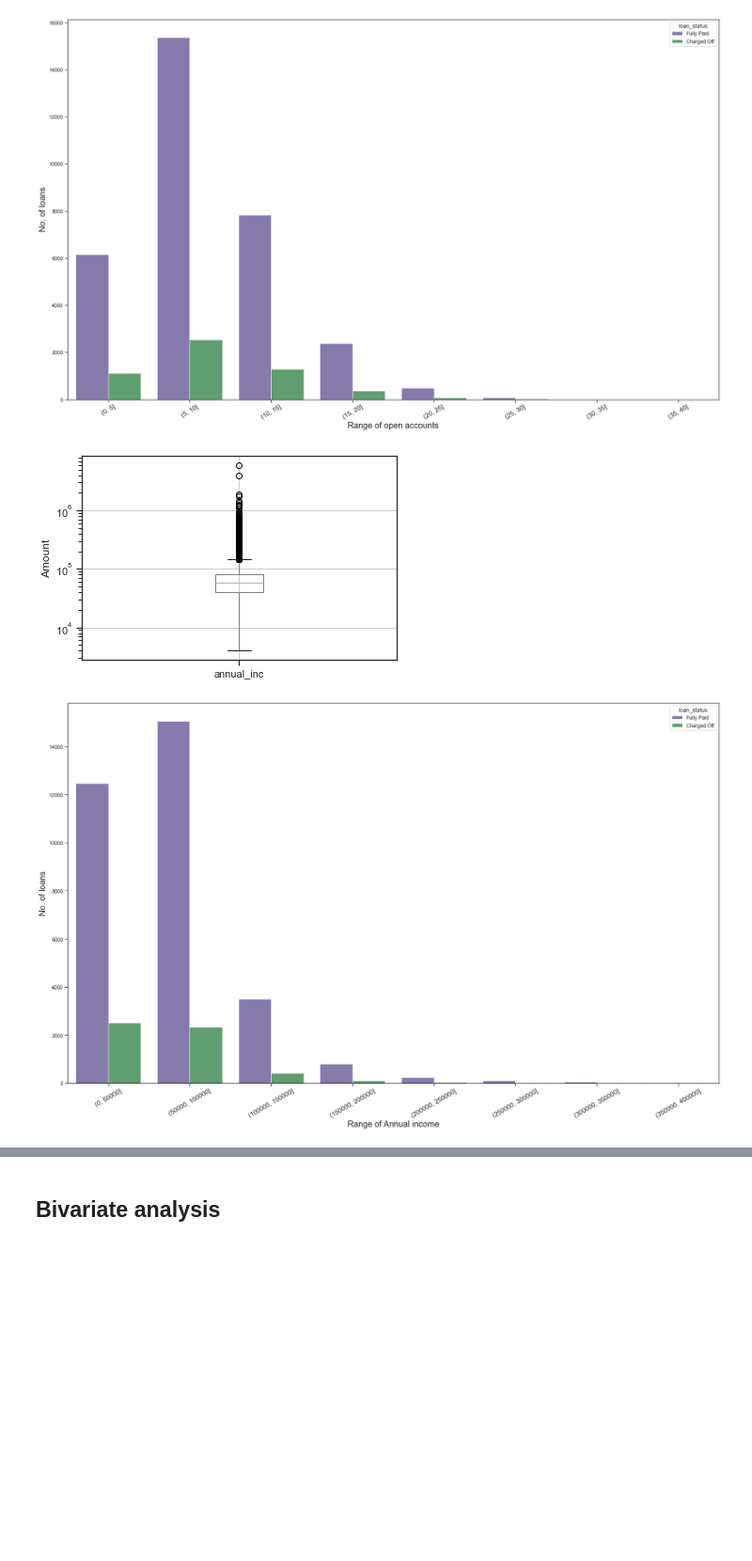
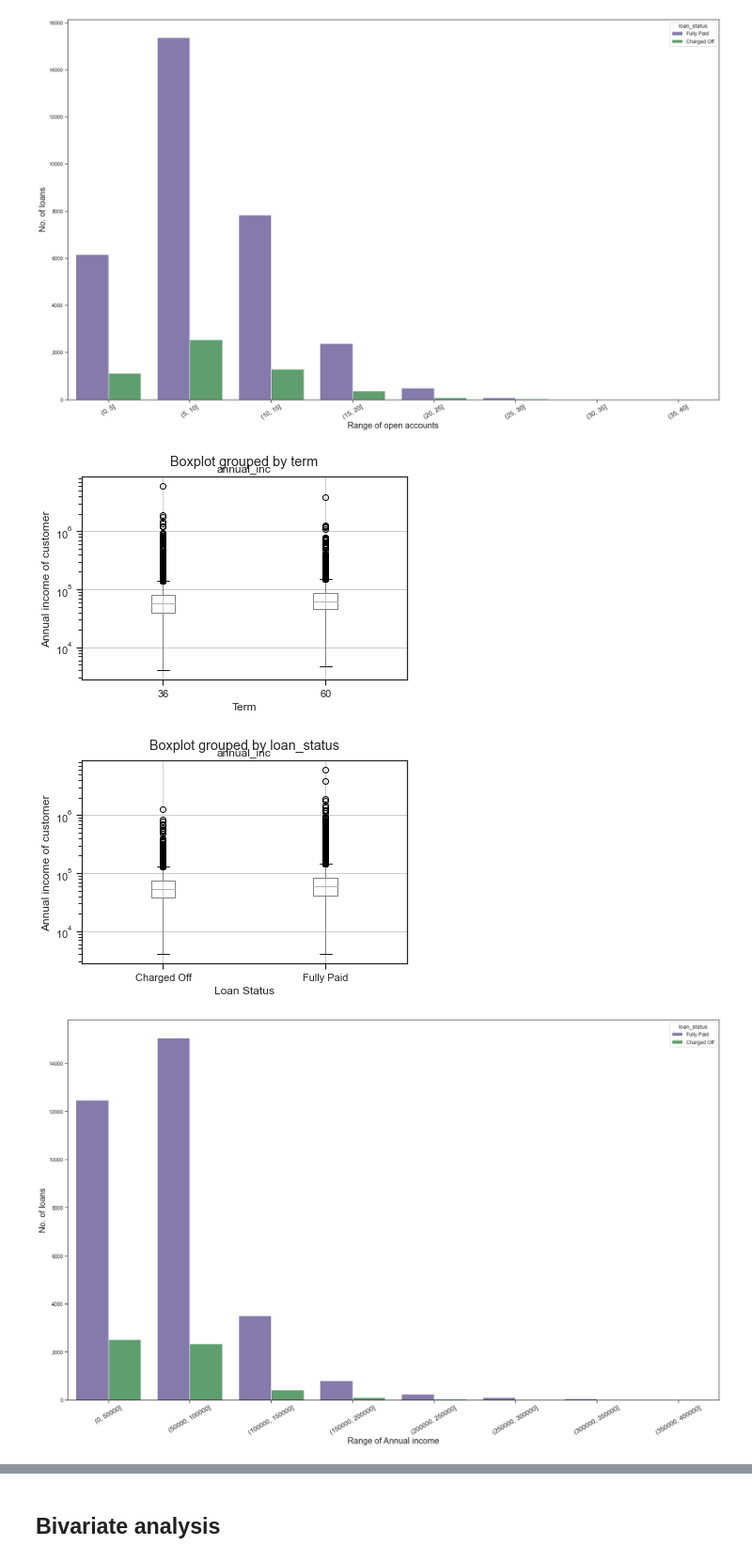
Before and after one commit to abhijeetpj/Advanced-Regression, a Jupyter notebook: LendingClub_CaseStudy/LendingClub_CaseStudy.ipynb, the cells around one changed output, grey strips where cells are left out. Shown at 94% size. Saved outputs shown, nothing was run; the diff lists cells and outputs as text; code cells hidden in the pictures; blank space fills up the shorter version.

Commit message:
Add files via upload
Plots with bivariate analysis

```diff
--- a/LendingClub_CaseStudy/LendingClub_CaseStudy.ipynb
+++ b/LendingClub_CaseStudy/LendingClub_CaseStudy.ipynb
@@ -757,8 +769,9 @@ Name: int_rate%, dtype: float64
 #Creating an categorical variable to handle with the funded amount
 
 interval = (5, 10, 15, 20, 25)
+labels=['5-10','10-15','15-20','20-25']
 
-loan["int_rate_cat"] = pd.cut(loan['int_rate%'], interval)
+loan["int_rate_cat"] = pd.cut(loan['int_rate%'], interval, labels)
 
 #count plot for loan status
 plt.figure(num=None, figsize=(25,15), dpi=80, facecolor='w', edgecolor='k')
@@ -808,8 +821,9 @@ Name: funded_amnt, dtype: float64
 #Creating an categorical variable to handle with the funded amount
 
 interval = (0, 5000, 10000, 15000, 20000, 25000, 30000, 35000)
+labels=['0-5000','5000-10000','10000-15000','15000-20000','20000-25000', '25000-30000', '30000-35000']
 
-loan["funded_amnt_cat"] = pd.cut(loan.funded_amnt, interval)
+loan["funded_amnt_cat"] = pd.cut(loan.funded_amnt, interval,labels)
 
 #count plot for loan status
 plt.figure(num=None, figsize=(25,15), dpi=80, facecolor='w', edgecolor='k')
@@ -825,9 +863,10 @@ plt.show()
 #Creating an categorical variable to handle with the dti
 #lower the dti, lower the risk of default
 
-interval = (0, 5, 10, 15, 20, 25, 30)
+interval = [0, 5, 10, 15, 20, 25, 30]
+labels = ['0-5','5-10','10-15','15-20','20-25','25-30']
 
-loan["dti_cat"] = pd.cut(loan.dti, interval)
+loan["dti_cat"] = pd.cut(loan.dti, interval,labels)
 
 #count plot for loan status
 plt.figure(num=None, figsize=(25,15), dpi=80, facecolor='w', edgecolor='k')
@@ -844,9 +907,10 @@ plt.show()
 #Open account => no. of existing loans
 # higher the open_acc, higher the risk for default
 
-interval = (0, 5, 10, 15, 20, 25, 30, 35, 40)
+interval = [0, 5, 10, 15, 20, 25, 30, 35, 40]
+labels = ['0-5','5-10','10-15','15-20','20-25','25-30','30-35','35-40']
 
-loan["open_acc_cat"] = pd.cut(loan.open_acc, interval)
+loan["open_acc_cat"] = pd.cut(loan.open_acc, interval,labels)
 
 #count plot for loan open accounts
 plt.figure(num=None, figsize=(25,15), dpi=80, facecolor='w', edgecolor='k')
@@ -859,35 +923,44 @@ plt.show()
 # %% [output]
 [figure]
 # %%
-loan.boxplot(column=["annual_inc" ] )
-plt.ylabel('Amount')
-plt.yscale("log")
+ax = loan.boxplot(column='annual_inc', by='term')
+ax.set(xlabel='Term', ylabel='Annual income of customer')
+plt.yscale('log')
 plt.show()
+
+ax = loan.boxplot(column='annual_inc', by='loan_status')
+ax.set(xlabel='Loan Status', ylabel='Annual income of customer')
+plt.yscale('log')
+plt.show()
+
+#plt.yscale("log")
 
 #Creating an categorical variable to handle with the annual_inc
 
-interval = (0, 50000, 100000, 150000, 200000, 250000, 300000, 350000, 400000)
+interval = [0, 50000, 100000, 150000, 200000, 250000, 300000, 350000, 400000]
+labels = ['0-50000','50000-100000','100000-150000','150000-200000','200000-250000','250000-300000','300000-350000','350000-400000']
 
-loan["annual_inc_cat"] = pd.cut(loan.annual_inc, interval)
+loan["annual_inc_cat"] = pd.cut(loan.annual_inc, interval,labels)
 
 #count plot for loan status
 plt.figure(num=None, figsize=(25,15), dpi=80, facecolor='w', edgecolor='k')
 cplt = sns.countplot(data=loan, x="annual_inc_cat", hue="loan_status")
 cplt.set_xlabel('Range of Annual income', fontsize=18)
 cplt.set_ylabel('No. of loans', fontsize=18)
 cplt.set_xticklabels(cplt.get_xmajorticklabels(), fontsize = 14)
 plt.xticks(rotation=30)
 plt.show()
 
 #plt.figure(num=None, figsize=(12, 8), dpi=80, facecolor='w', edgecolor='b')
 #p3=sns.barplot(x='country_code', y='raised_amount_usd', hue="main_sector", data=concat_D,estimator=lambda x: len(x))
 #p3.set(xlabel='Country Code', ylabel='Total invested amount')
 #p3.set_title('Investments in top3 sectors of top 3 countries',fontsize =18)
 ##sns.barplot(y='country_code', x='raised_amount_usd', hue="main_sector", data=concat_D, estimator=np.sum)
 #plt.show()
 # %% [output]
-[figure, old version]
+[figure, new version]
-[figure, old version]
+[figure, new version]
+[figure, added]
 # %%
 #Creating an categorical variable to handle with the annual_inc
 
```
Also changed, not shown: parts of 45 cells of this notebook.
